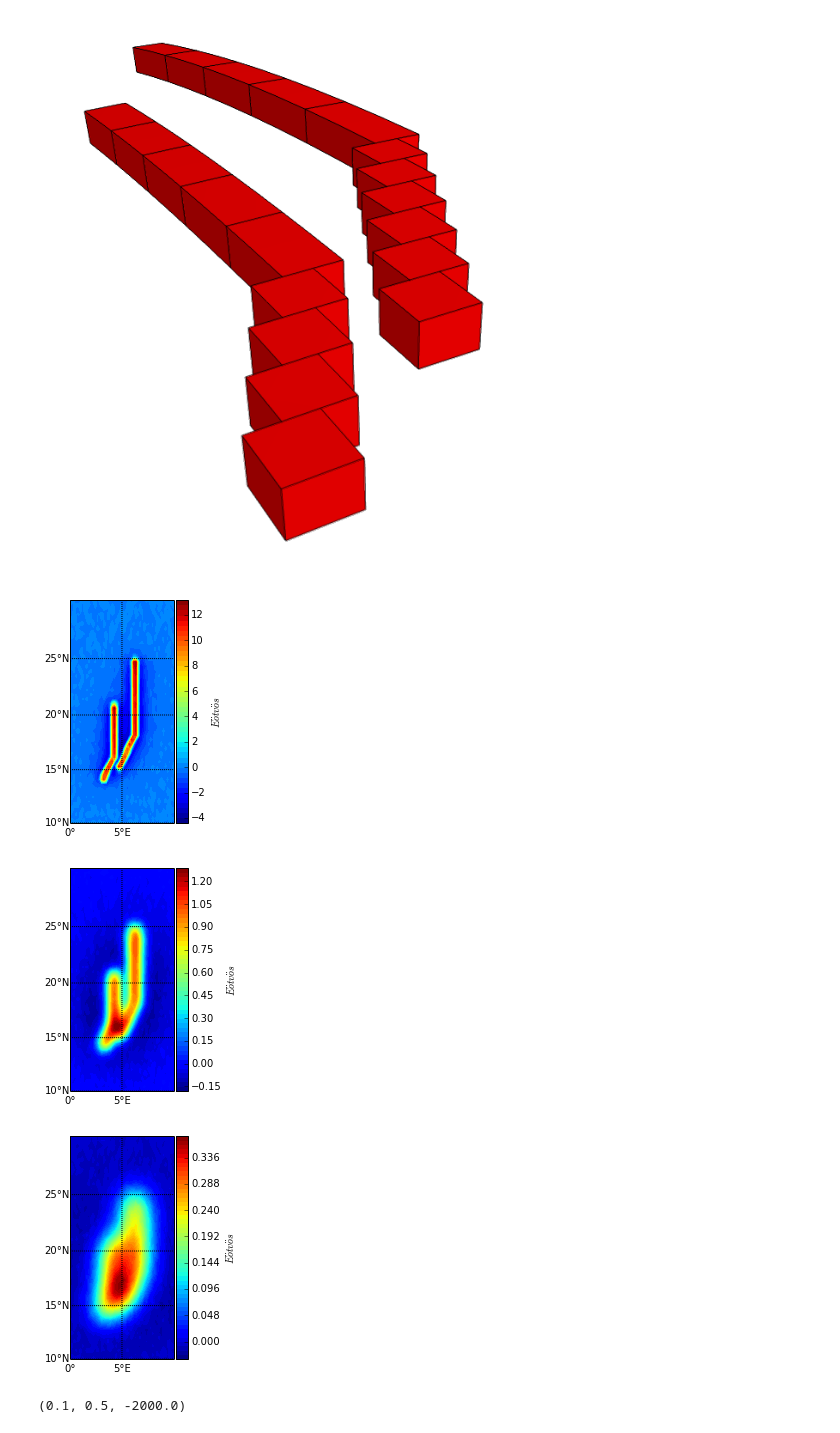
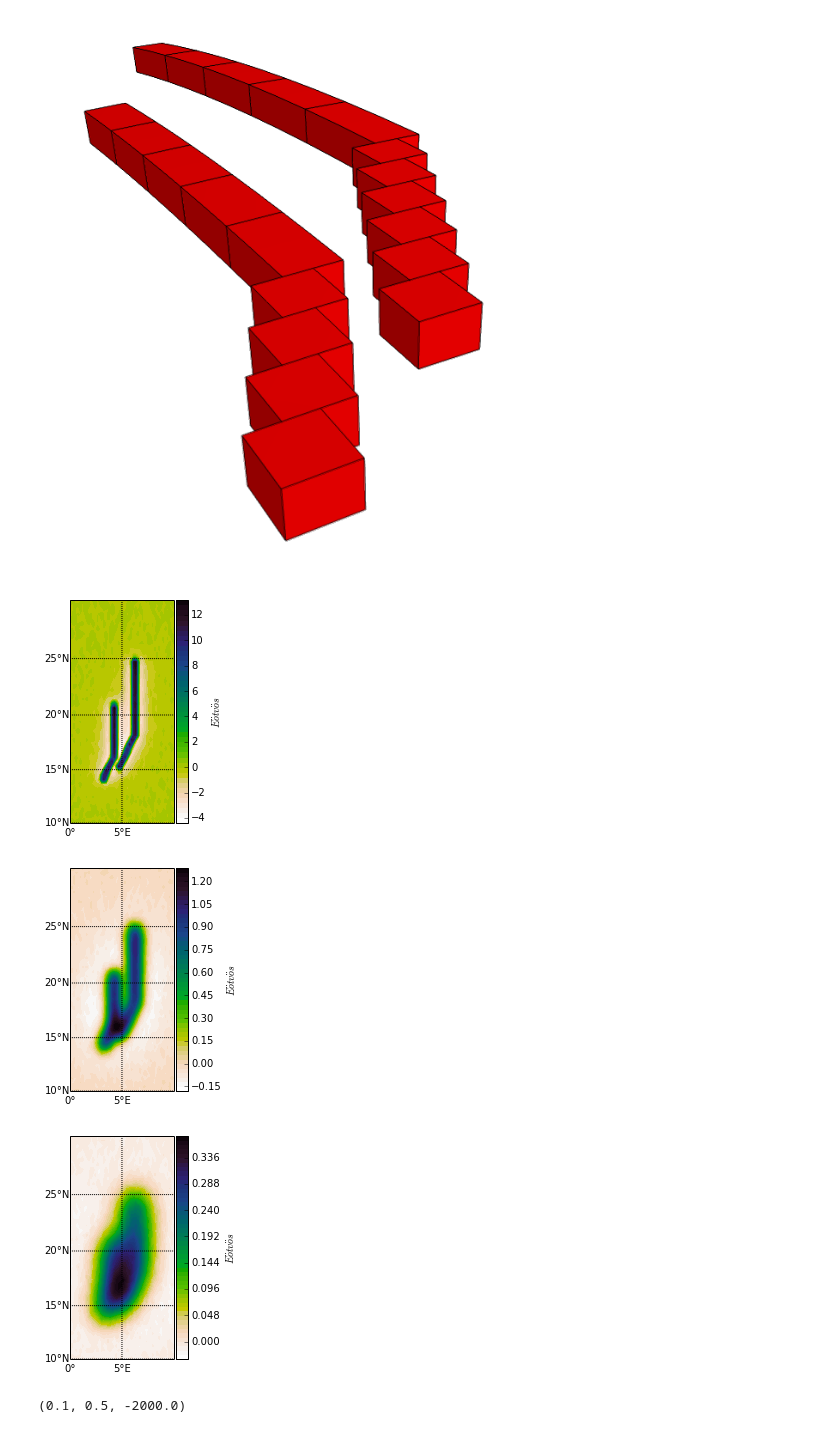
Before and after one commit to leouieda/egu2014, a Jupyter notebook: notebooks/lineament-curved.ipynb, the cells around one changed output. Cells and saved outputs as stored; diff of their text form; code cells hidden in the pictures.

```diff
--- a/notebooks/lineament-curved.ipynb
+++ b/notebooks/lineament-curved.ipynb
@@ -59,3 +60,6 @@ height3 = height + 250000
 gzz3 = utils.contaminate(tesseroid.gzz(lon, lat, height3, model), 0.01, percent=True, seed=0)
 # %%
 bm = mpl.basemap(area, 'merc')
+# %%
+with open('LinearL_r.pickle') as f:
+    cm = pickle.load(f)
@@ -62,15 +68,15 @@ bm = mpl.basemap(area, 'merc')
 # %%
 for i, f in enumerate([gzz, gzz2, gzz3]):
     mpl.figure(figsize=(3, 4))
     mpl.subplots_adjust(left=-0.2)
-    mpl.contourf(lon, lat, f, shape, 50, basemap=bm)
+    mpl.contourf(lon, lat, f, shape, 50, basemap=bm, cmap=cm)#, vmin=-max(f))
     mpl.colorbar(pad=0.01).set_label(r'$E\"otv\"os$')
     mpl.draw_geolines(area, 5, 5, basemap=bm)
     mpl.savefig('{}/curved-height-{}.png'.format(imgdir, i), dpi=200)
 # %% [output]
-[figure, old version]
+[figure, new version]
-[figure, old version]
+[figure, new version]
-[figure, old version]
+[figure, new version]
 # %%
 def plot(solver, data, fname):
     predicted = solver.predicted()
```
Also changed, not shown: parts of 2 cells of this notebook, 12 other files.
